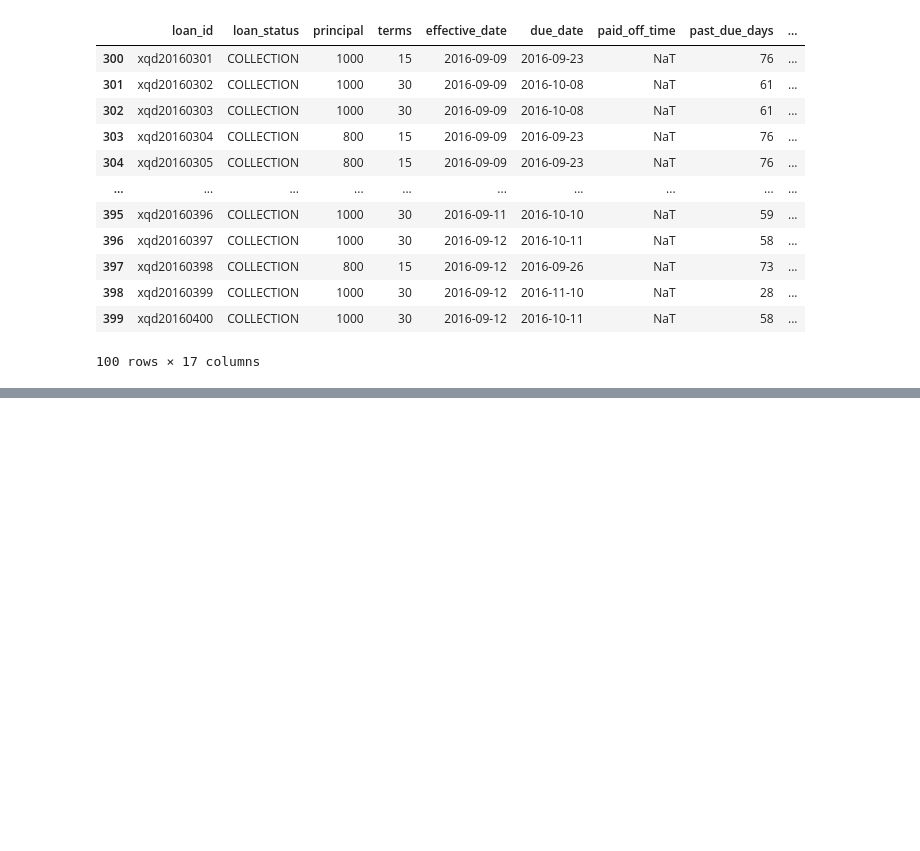
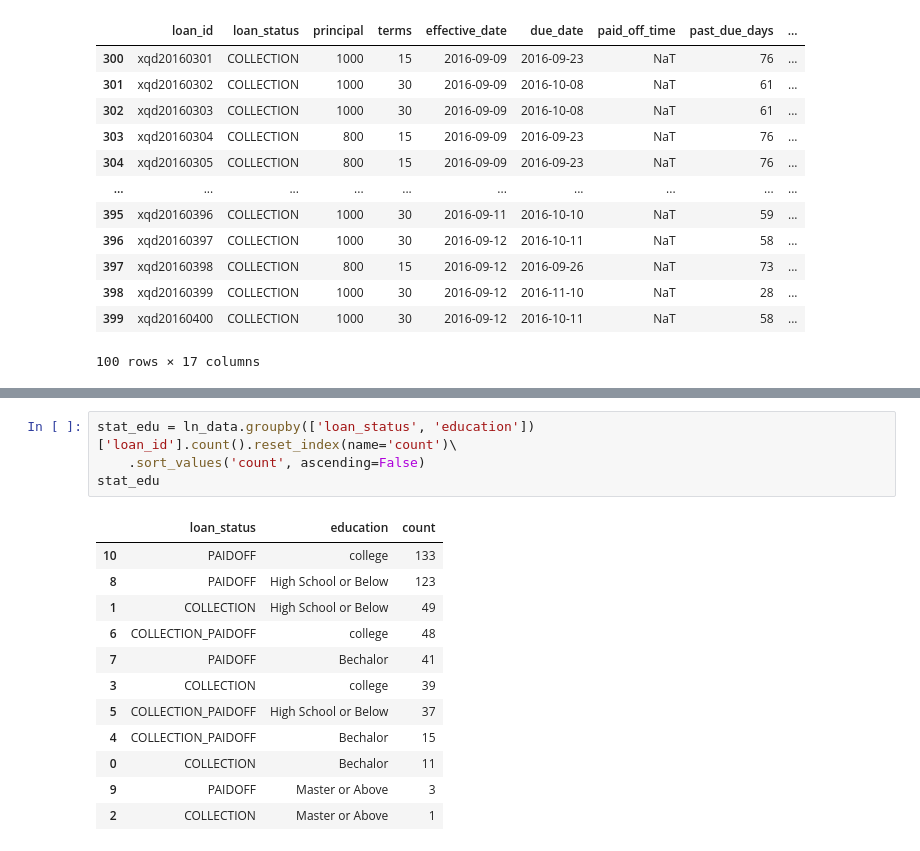
Before and after one commit to TelRich/Loan-Project, a Jupyter notebook: loan.ipynb, the cells around one changed output, grey strips where cells are left out. Saved outputs shown, nothing was run; the diff lists cells and outputs as text; blank space fills up the shorter version.

```diff
--- a/loan.ipynb
+++ b/loan.ipynb
@@ -242,0 +294,17 @@ fig = px.bar(status_count, status_count.index, 'count')
+# %%
+stat_edu = ln_data.groupby(['loan_status', 'education'])['loan_id'].count().reset_index(name='count')\
+    .sort_values('count', ascending=False)
+stat_edu
+# %% [output]
+|  | loan_status | education | count |
+| 10 | PAIDOFF | college | 133 |
+| 8 | PAIDOFF | High School or Below | 123 |
+| 1 | COLLECTION | High School or Below | 49 |
+| 6 | COLLECTION_PAIDOFF | college | 48 |
+| 7 | PAIDOFF | Bechalor | 41 |
+| 3 | COLLECTION | college | 39 |
+| 5 | COLLECTION_PAIDOFF | High School or Below | 37 |
+| 4 | COLLECTION_PAIDOFF | Bechalor | 15 |
+| 0 | COLLECTION | Bechalor | 11 |
+| 9 | PAIDOFF | Master or Above | 3 |
+| 2 | COLLECTION | Master or Above | 1 |
```
Also changed, not shown: parts of 17 cells of this notebook.
